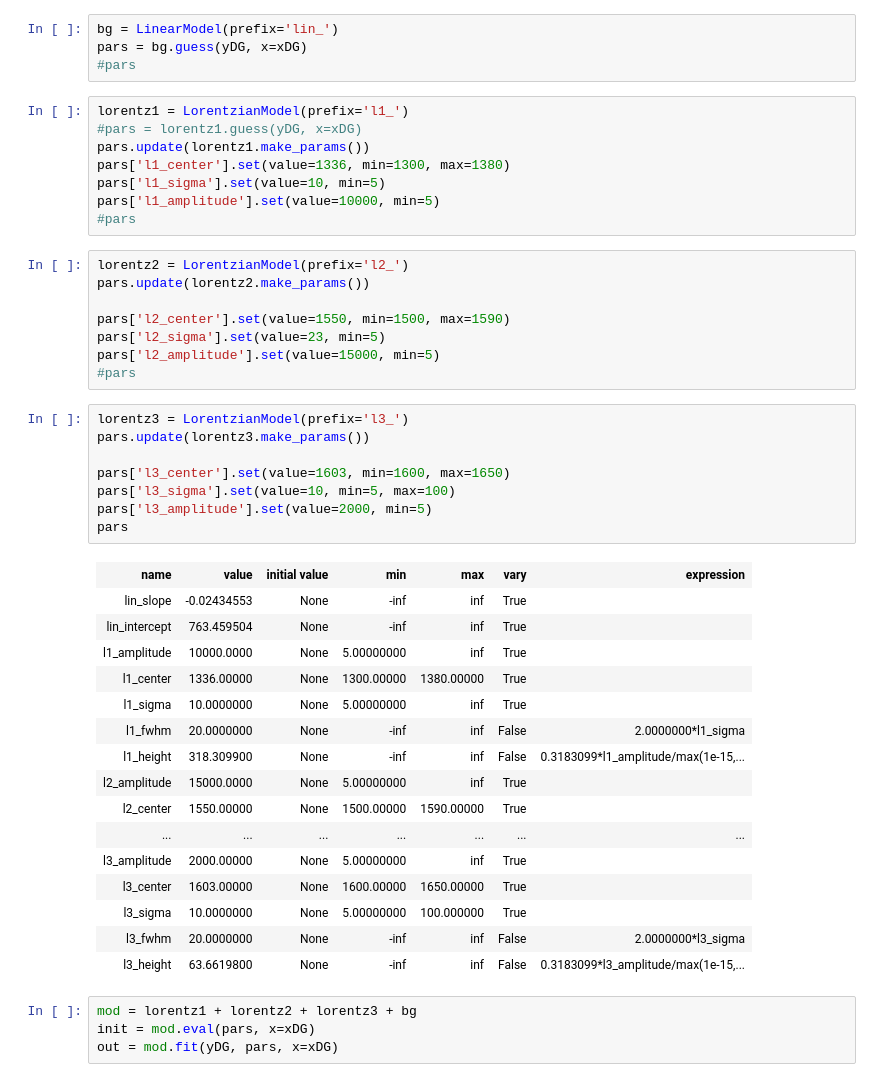
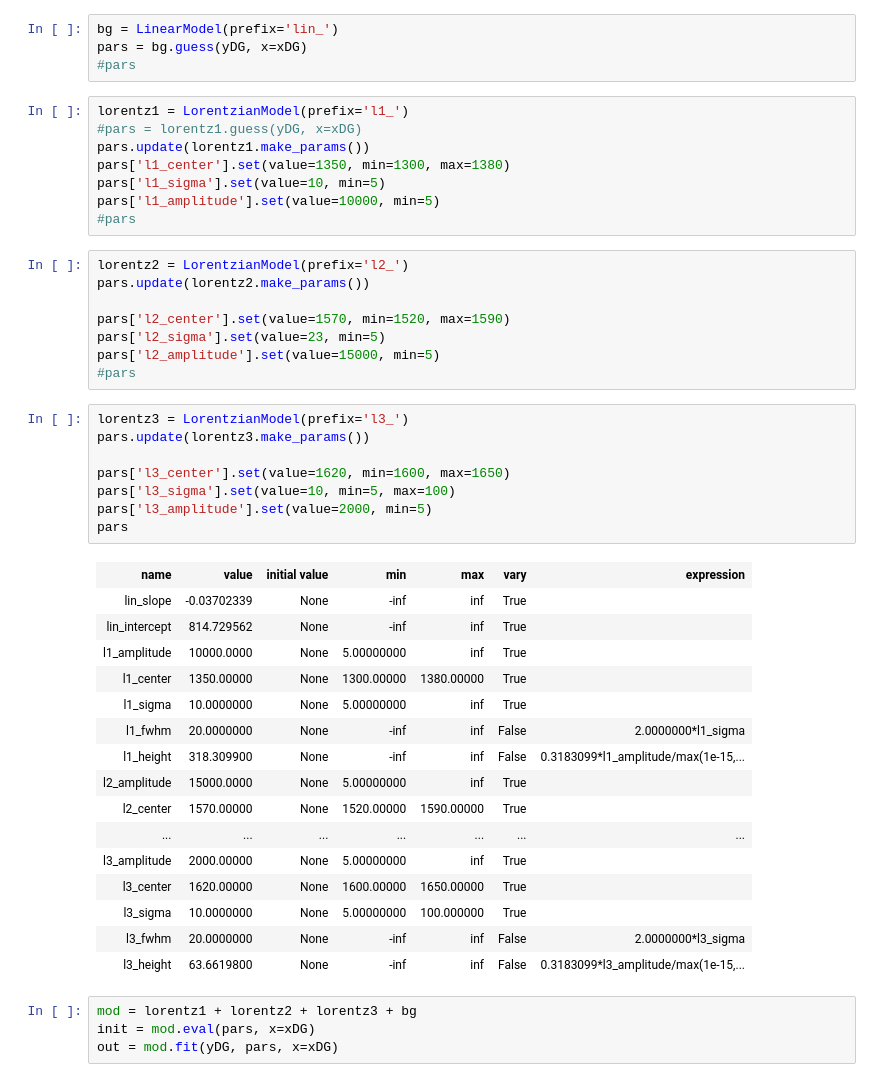
Before and after one commit to hiroshifuruta/ramanfit, a Jupyter notebook: ramanfit.ipynb, the cells around one changed output. Saved outputs shown, nothing was run; the diff lists cells and outputs as text.

```diff
--- a/ramanfit.ipynb
+++ b/ramanfit.ipynb
@@ -80,7 +81,7 @@ pars = bg.guess(yDG, x=xDG)
 lorentz1 = LorentzianModel(prefix='l1_')
 #pars = lorentz1.guess(yDG, x=xDG)
 pars.update(lorentz1.make_params())
-pars['l1_center'].set(value=1336, min=1300, max=1380)
+pars['l1_center'].set(value=1350, min=1300, max=1380)
 pars['l1_sigma'].set(value=10, min=5)
 pars['l1_amplitude'].set(value=10000, min=5)
 #pars
@@ -88,32 +89,32 @@ pars['l1_amplitude'].set(value=10000, min=5)
 lorentz2 = LorentzianModel(prefix='l2_')
 pars.update(lorentz2.make_params())
 
-pars['l2_center'].set(value=1550, min=1500, max=1590)
+pars['l2_center'].set(value=1570, min=1520, max=1590)
 pars['l2_sigma'].set(value=23, min=5)
 pars['l2_amplitude'].set(value=15000, min=5)
 #pars
 # %%
 lorentz3 = LorentzianModel(prefix='l3_')
 pars.update(lorentz3.make_params())
 
-pars['l3_center'].set(value=1603, min=1600, max=1650)
+pars['l3_center'].set(value=1620, min=1600, max=1650)
 pars['l3_sigma'].set(value=10, min=5, max=100)
 pars['l3_amplitude'].set(value=2000, min=5)
 pars
 # %% [output]
 | name | value | initial value | min | max | vary | expression |
-| lin_slope | -0.02434553 | None | -inf | inf | True |  |
-| lin_intercept | 763.459504 | None | -inf | inf | True |  |
+| lin_slope | -0.03702339 | None | -inf | inf | True |  |
+| lin_intercept | 814.729562 | None | -inf | inf | True |  |
 | l1_amplitude | 10000.0000 | None | 5.00000000 | inf | True |  |
-| l1_center | 1336.00000 | None | 1300.00000 | 1380.00000 | True |  |
+| l1_center | 1350.00000 | None | 1300.00000 | 1380.00000 | True |  |
 | l1_sigma | 10.0000000 | None | 5.00000000 | inf | True |  |
 | l1_fwhm | 20.0000000 | None | -inf | inf | False | 2.0000000*l1_sigma |
 | l1_height | 318.309900 | None | -inf | inf | False | 0.3183099*l1_amplitude/max(1e-15,... |
 | l2_amplitude | 15000.0000 | None | 5.00000000 | inf | True |  |
-| l2_center | 1550.00000 | None | 1500.00000 | 1590.00000 | True |  |
+| l2_center | 1570.00000 | None | 1520.00000 | 1590.00000 | True |  |
 | ... | ... | ... | ... | ... | ... | ... |
 | l3_amplitude | 2000.00000 | None | 5.00000000 | inf | True |  |
-| l3_center | 1603.00000 | None | 1600.00000 | 1650.00000 | True |  |
+| l3_center | 1620.00000 | None | 1600.00000 | 1650.00000 | True |  |
 | l3_sigma | 10.0000000 | None | 5.00000000 | 100.000000 | True |  |
 | l3_fwhm | 20.0000000 | None | -inf | inf | False | 2.0000000*l3_sigma |
 | l3_height | 63.6619800 | None | -inf | inf | False | 0.3183099*l3_amplitude/max(1e-15,... |
```
Also changed, not shown: parts of 13 cells of this notebook, 1 other file.
